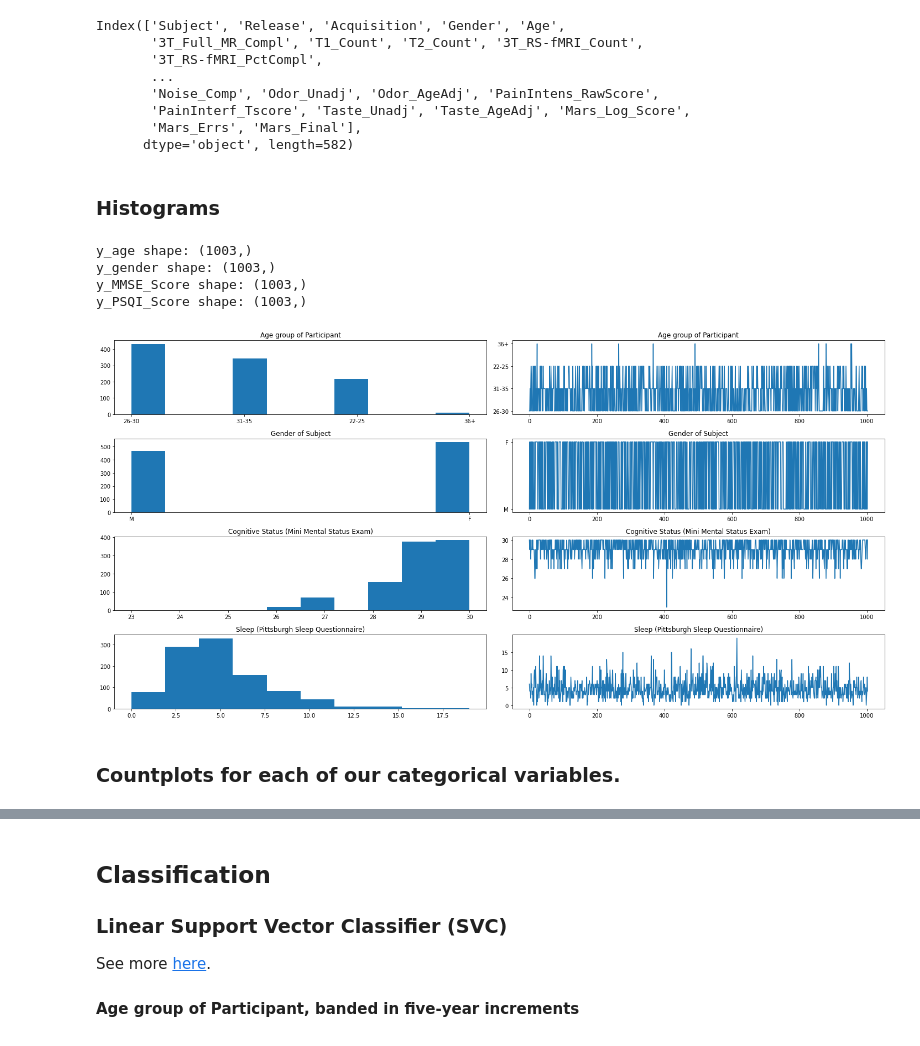
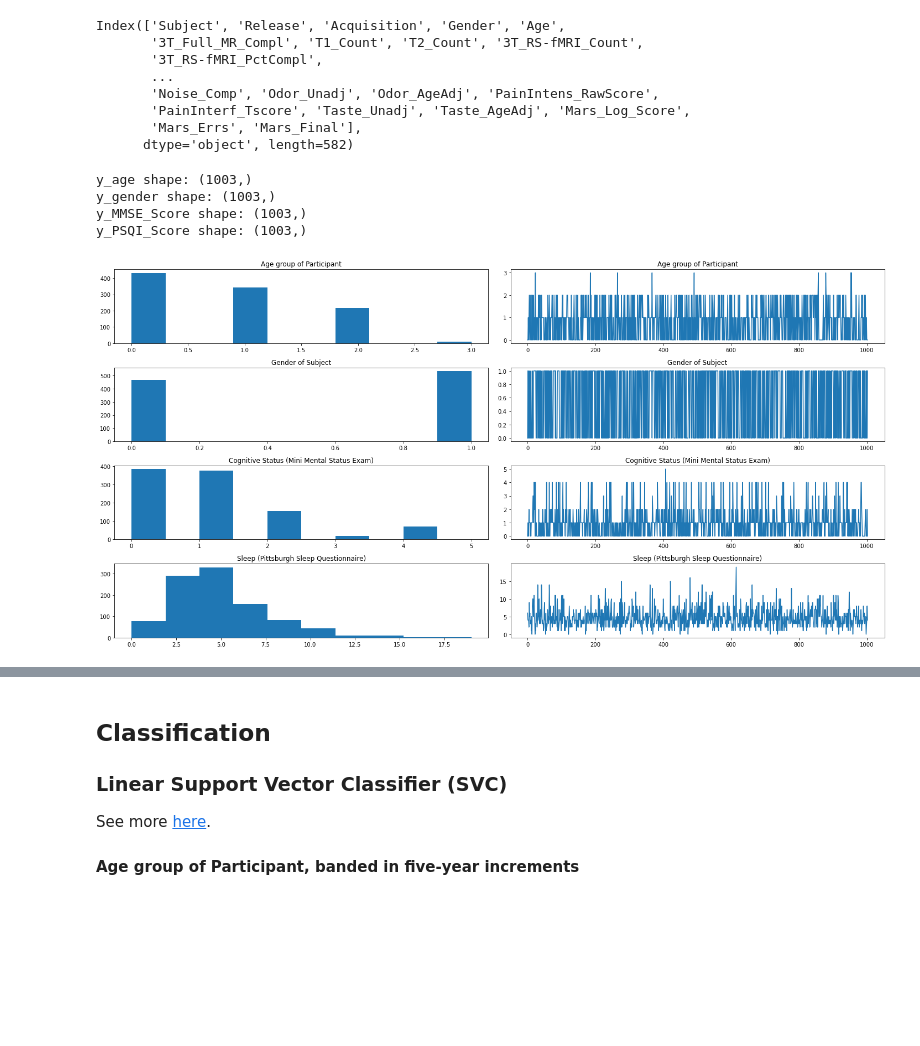
Before and after one commit to yukaizou2015/connectivityml, a Jupyter notebook: connectivity_ml_TPA.ipynb, the cells around one changed output, grey strips where cells are left out. Saved outputs shown, nothing was run; the diff lists cells and outputs as text; code cells hidden in the pictures; blank space fills up the shorter version.

```diff
--- a/connectivity_ml_TPA.ipynb
+++ b/connectivity_ml_TPA.ipynb
@@ -99,5 +108,3 @@ Index(['Subject', 'Release', 'Acquisition', 'Gender', 'Age',
        'PainInterf_Tscore', 'Taste_Unadj', 'Taste_AgeAdj', 'Mars_Log_Score',
        'Mars_Errs', 'Mars_Final'],
       dtype='object', length=582)
-# %% [markdown]
-### Histograms
@@ -104,40 +123,45 @@ Index(['Subject', 'Release', 'Acquisition', 'Gender', 'Age',
 # %%
-X = netmaps_df.values
+filter_behavioral_df['Age_i']=np.zeros(shape=(subjectsID_df.shape))
+filter_behavioral_df.Age_i = pd.factorize(filter_behavioral_df.Age)[0] # Encode the object as an enumerated type or categorical variable.
+y_age = filter_behavioral_df.Age_i # Age group of Participant, banded in five-year increments
+print("y_age shape:", y_age.shape)
 
-y_age = filter_behavioral_df.Age # Age group of Participant, banded in five-year increments
-print("y_age shape:", y_age.dropna().shape)
-y_gender = filter_behavioral_df.Gender # Gender of Subject
-print("y_gender shape:", y_gender.dropna().shape)
-y_MMSE_Score = filter_behavioral_df.MMSE_Score # Cognitive Status (Mini Mental Status Exam)
-print("y_MMSE_Score shape:", y_MMSE_Score.dropna().shape)
+filter_behavioral_df['Gender_i']=np.zeros(shape=(subjectsID_df.shape))
+filter_behavioral_df.Gender_i = pd.factorize(filter_behavioral_df.Gender)[0] # Encode the object as an enumerated type or categorical variable.
+y_gender = filter_behavioral_df.Gender_i # Gender of Subject
+print("y_gender shape:", y_gender.shape)
+
+filter_behavioral_df['MMSE_Score_i']=np.zeros(shape=(subjectsID_df.shape))
+filter_behavioral_df.MMSE_Score_i = pd.factorize(filter_behavioral_df.MMSE_Score)[0] # Encode the object as an enumerated type or categorical variable.
+y_MMSE_Score = filter_behavioral_df.MMSE_Score_i # Cognitive Status (Mini Mental Status Exam)
+print("y_MMSE_Score shape:", y_MMSE_Score.shape)
+
 y_PSQI_Score = filter_behavioral_df.PSQI_Score # Sleep (Pittsburgh Sleep Questionnaire)
 print("y_PSQI_Score shape:", y_PSQI_Score.dropna().shape)
 
 fig, ax = plt.subplots(4,2,figsize=(20, 10))
 ax[0][0].hist(y_age)
 ax[0][0].set_title("Age group of Participant")
 ax[1][0].hist(y_gender)
 ax[1][0].set_title("Gender of Subject")
 ax[2][0].hist(y_MMSE_Score)
 ax[2][0].set_title("Cognitive Status (Mini Mental Status Exam)")
 ax[3][0].hist(y_PSQI_Score)
 ax[3][0].set_title("Sleep (Pittsburgh Sleep Questionnaire)")
 
 ax[0][1].plot(y_age)
 ax[0][1].set_title("Age group of Participant")
 ax[1][1].plot(y_gender)
 ax[1][1].set_title("Gender of Subject")
 ax[2][1].plot(y_MMSE_Score)
 ax[2][1].set_title("Cognitive Status (Mini Mental Status Exam)")
 ax[3][1].plot(y_PSQI_Score)
 ax[3][1].set_title("Sleep (Pittsburgh Sleep Questionnaire)")
 
 fig.tight_layout()
 # %% [output]
 y_age shape: (1003,)
 y_gender shape: (1003,)
 y_MMSE_Score shape: (1003,)
 y_PSQI_Score shape: (1003,)
-[figure, old version]
+[figure, new version]
-# %% [markdown]
-### Countplots for each of our categorical variables.
```
Also changed, not shown: parts of 119 cells of this notebook.
